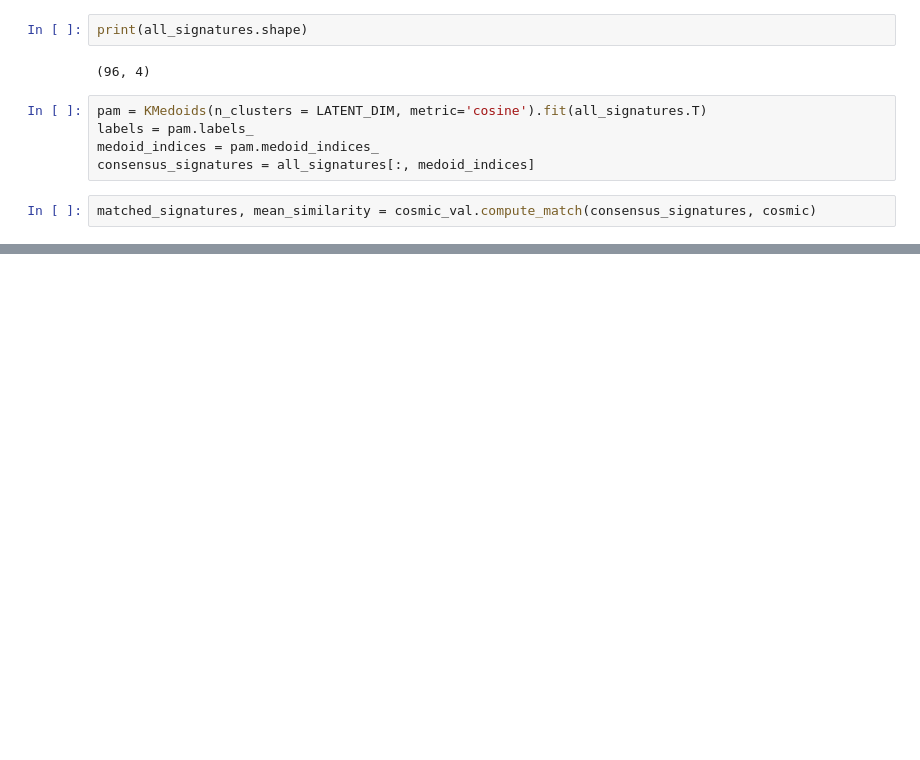
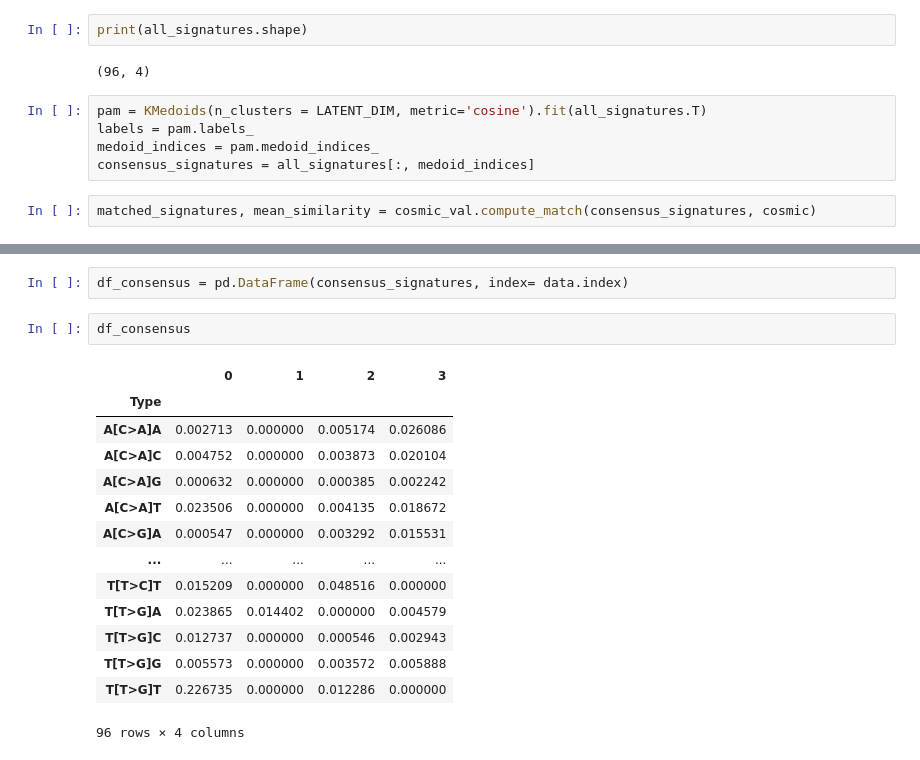
Before and after one commit to 15Max/AEMutSigExtraction, a Jupyter notebook: notebooks/AENMF.ipynb, the cells around one changed output, grey strips where cells are left out. Cells and saved outputs as stored; diff of their text form; blank space fills up the shorter version.

```diff
--- a/notebooks/AENMF.ipynb
+++ b/notebooks/AENMF.ipynb
@@ -112,0 +113,19 @@ plot_clusters(reduced_signatures, labels, medoid_indices, 4, "AENMF signature cl
+# %%
+df_consensus = pd.DataFrame(consensus_signatures, index= data.index)
+# %%
+df_consensus
+# %% [output]
+|  | 0 | 1 | 2 | 3 |
+| Type |  |  |  |  |
+| A[C>A]A | 0.002713 | 0.000000 | 0.005174 | 0.026086 |
+| A[C>A]C | 0.004752 | 0.000000 | 0.003873 | 0.020104 |
+| A[C>A]G | 0.000632 | 0.000000 | 0.000385 | 0.002242 |
+| A[C>A]T | 0.023506 | 0.000000 | 0.004135 | 0.018672 |
+| A[C>G]A | 0.000547 | 0.000000 | 0.003292 | 0.015531 |
+| ... | ... | ... | ... | ... |
+| T[T>C]T | 0.015209 | 0.000000 | 0.048516 | 0.000000 |
+| T[T>G]A | 0.023865 | 0.014402 | 0.000000 | 0.004579 |
+| T[T>G]C | 0.012737 | 0.000000 | 0.000546 | 0.002943 |
+| T[T>G]G | 0.005573 | 0.000000 | 0.003572 | 0.005888 |
+| T[T>G]T | 0.226735 | 0.000000 | 0.012286 | 0.000000 |
+96 rows × 4 columns
```
Also changed, not shown: parts of 5 cells of this notebook, 1 other file.
